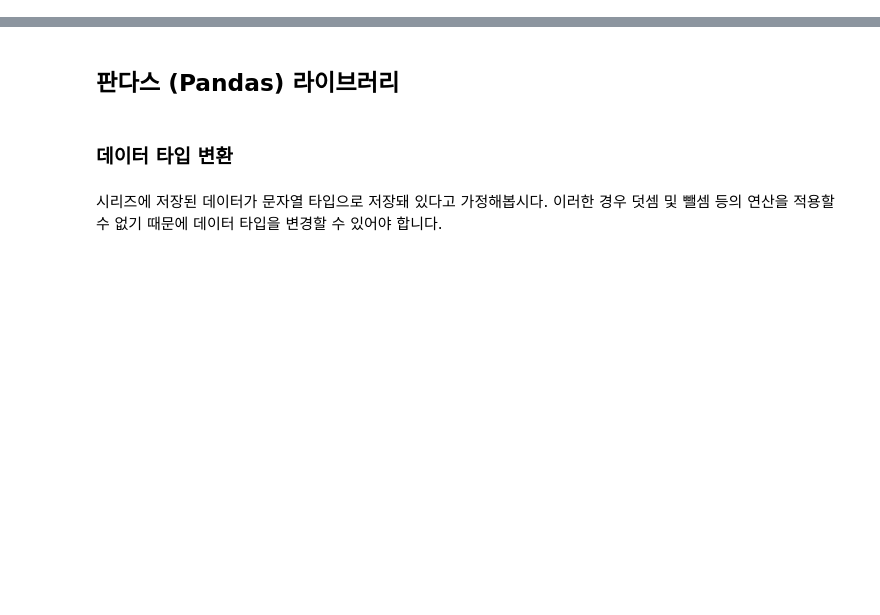
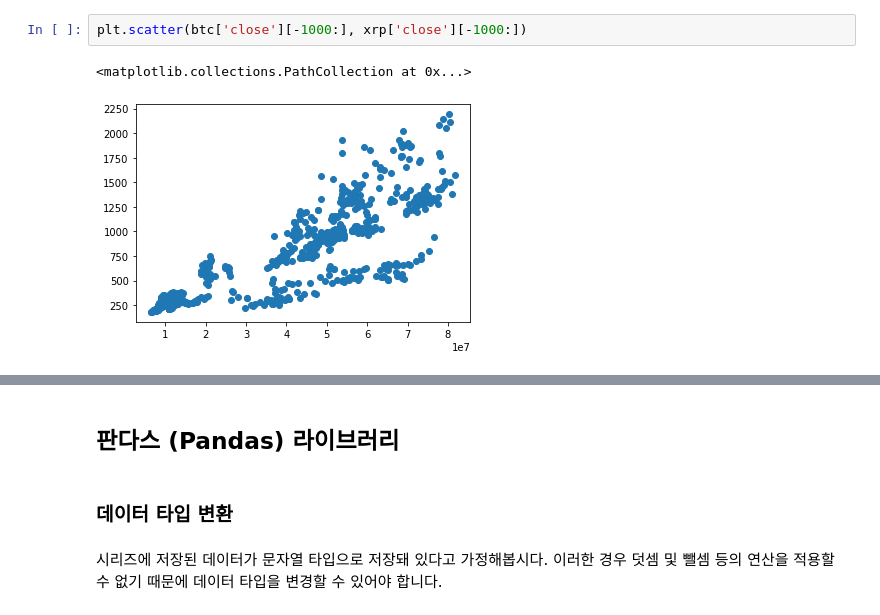
Before and after one commit to y001003/yeardream, a Jupyter notebook: python_basic/Series2.ipynb, the cells around one changed output, grey strips where cells are left out. Cells and saved outputs as stored; diff of their text form; blank space fills up the shorter version.

```diff
--- a/python_basic/Series2.ipynb
+++ b/python_basic/Series2.ipynb
@@ -0,0 +44,5 @@
+# %%
+plt.scatter(btc['close'][-1000:], xrp['close'][-1000:])
+# %% [output]
+<matplotlib.collections.PathCollection at 0x...>
+[figure, added]
```
Also changed, not shown: parts of 13 cells of this notebook.
